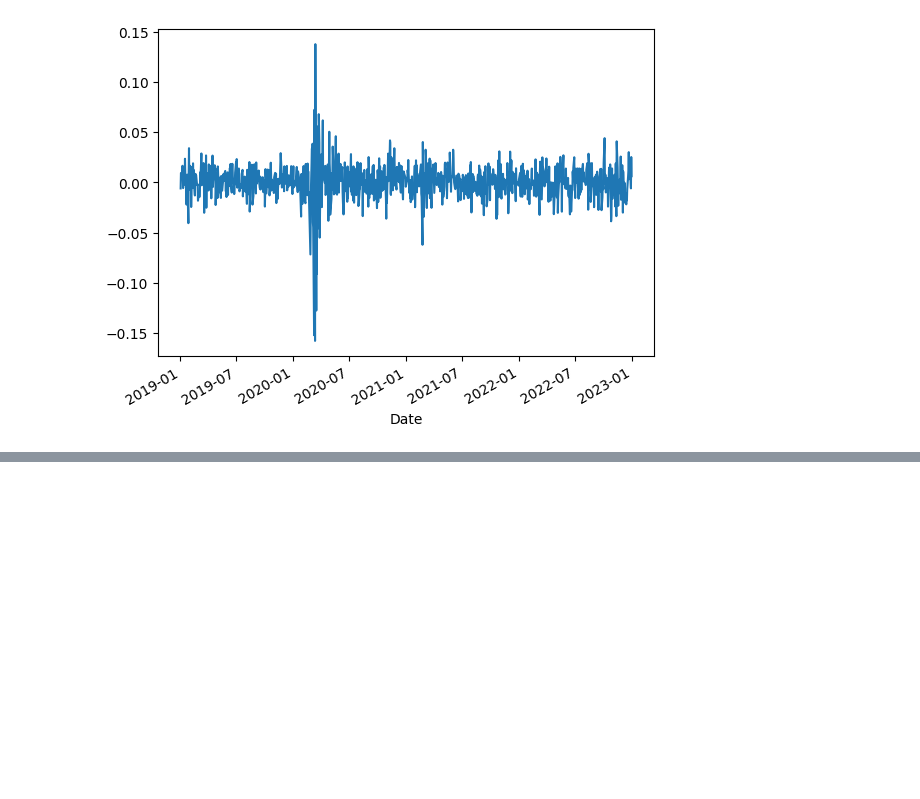
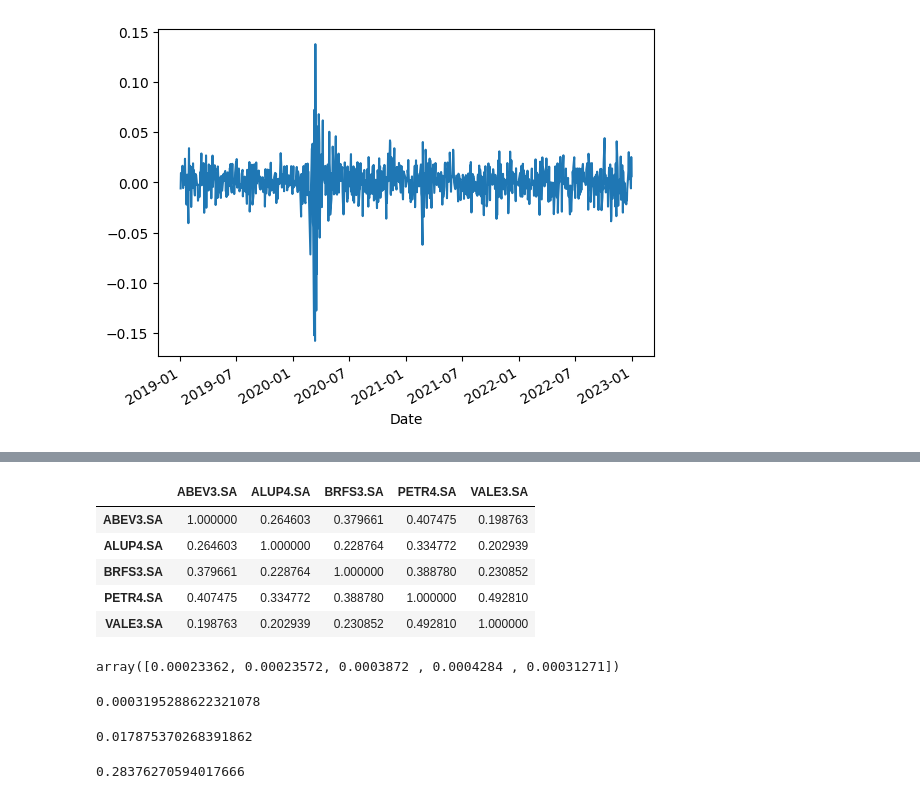
Before and after one commit to prisciladalepiane/analise_acoes_py, a Jupyter notebook: Inicio.ipynb, the cells around one changed output, grey strips where cells are left out. Drawn from its saved outputs; the diff is of its cells as text; code cells hidden in the pictures; blank space fills up the shorter version.

Commit message:
Analisando a volatilidade

```diff
--- a/Inicio.ipynb
+++ b/Inicio.ipynb
@@ -96,0 +106,32 @@ retornos
+# %%
+# Matriz de Correlação
+
+cor = retornos.corr()
+cor
+# %% [output]
+|  | ABEV3.SA | ALUP4.SA | BRFS3.SA | PETR4.SA | VALE3.SA |
+| ABEV3.SA | 1.000000 | 0.264603 | 0.379661 | 0.407475 | 0.198763 |
+| ALUP4.SA | 0.264603 | 1.000000 | 0.228764 | 0.334772 | 0.202939 |
+| BRFS3.SA | 0.379661 | 0.228764 | 1.000000 | 0.388780 | 0.230852 |
+| PETR4.SA | 0.407475 | 0.334772 | 0.388780 | 1.000000 | 0.492810 |
+| VALE3.SA | 0.198763 | 0.202939 | 0.230852 | 0.492810 | 1.000000 |
+# %%
+np.dot(cov, pesos)
+# %% [output]
+array([0.00023362, 0.00023572, 0.0003872 , 0.0004284 , 0.00031271])
+# %%
+np.dot(pesos.T, np.dot(cov, pesos))
+# %% [output]
+0.0003195288622321078
+# %%
+# Volatilidade da carteira
+
+vol_diaria = np.sqrt(np.dot(pesos.T, np.dot(cov, pesos)))
+vol_diaria
+# %% [output]
+0.017875370268391862
+# %%
+vol_anualizada = vol_diaria*np.sqrt(252)
+vol_anualizada
+# %% [output]
+0.28376270594017666
```
Also changed, not shown: parts of 7 cells of this notebook.
